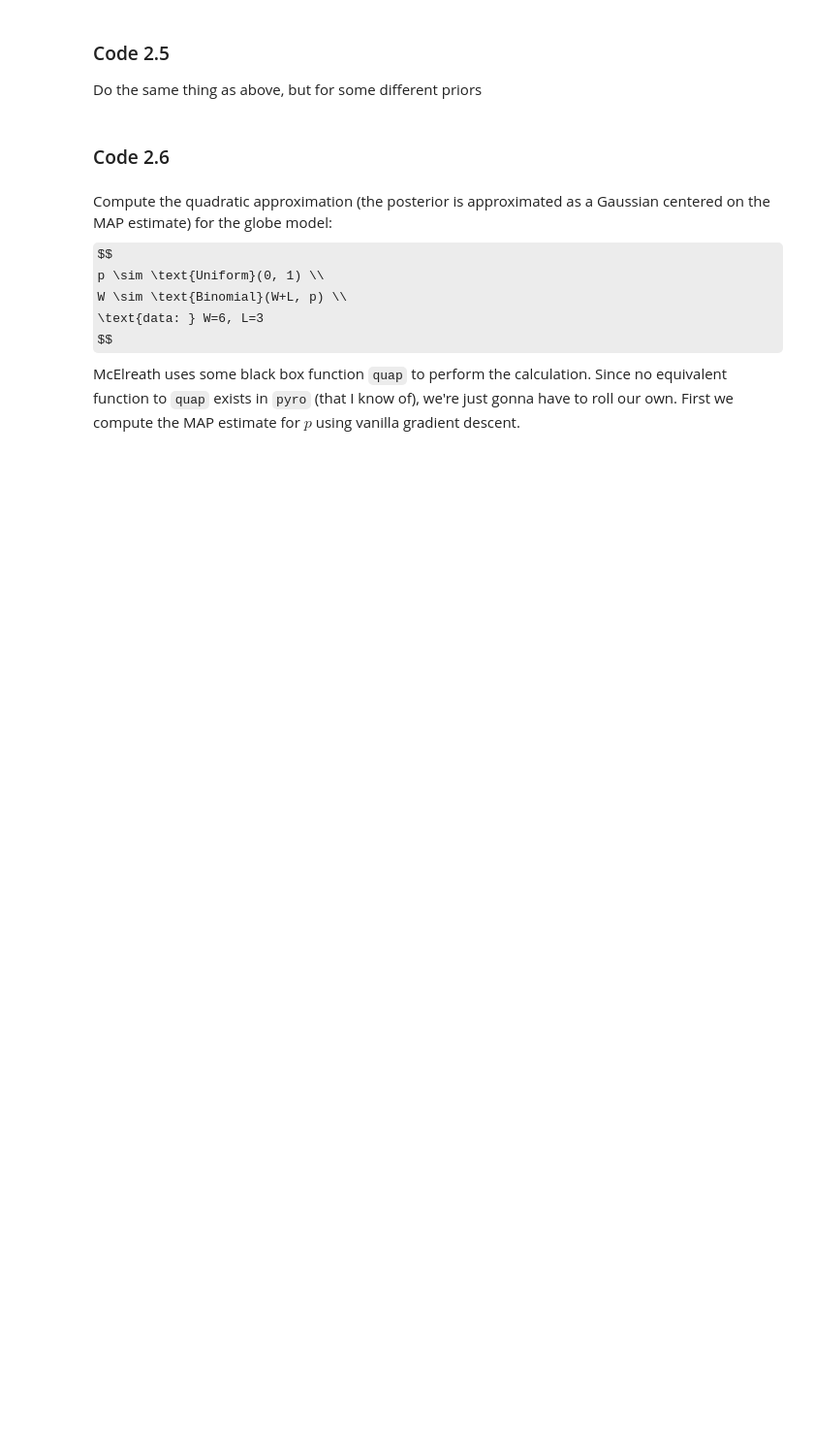
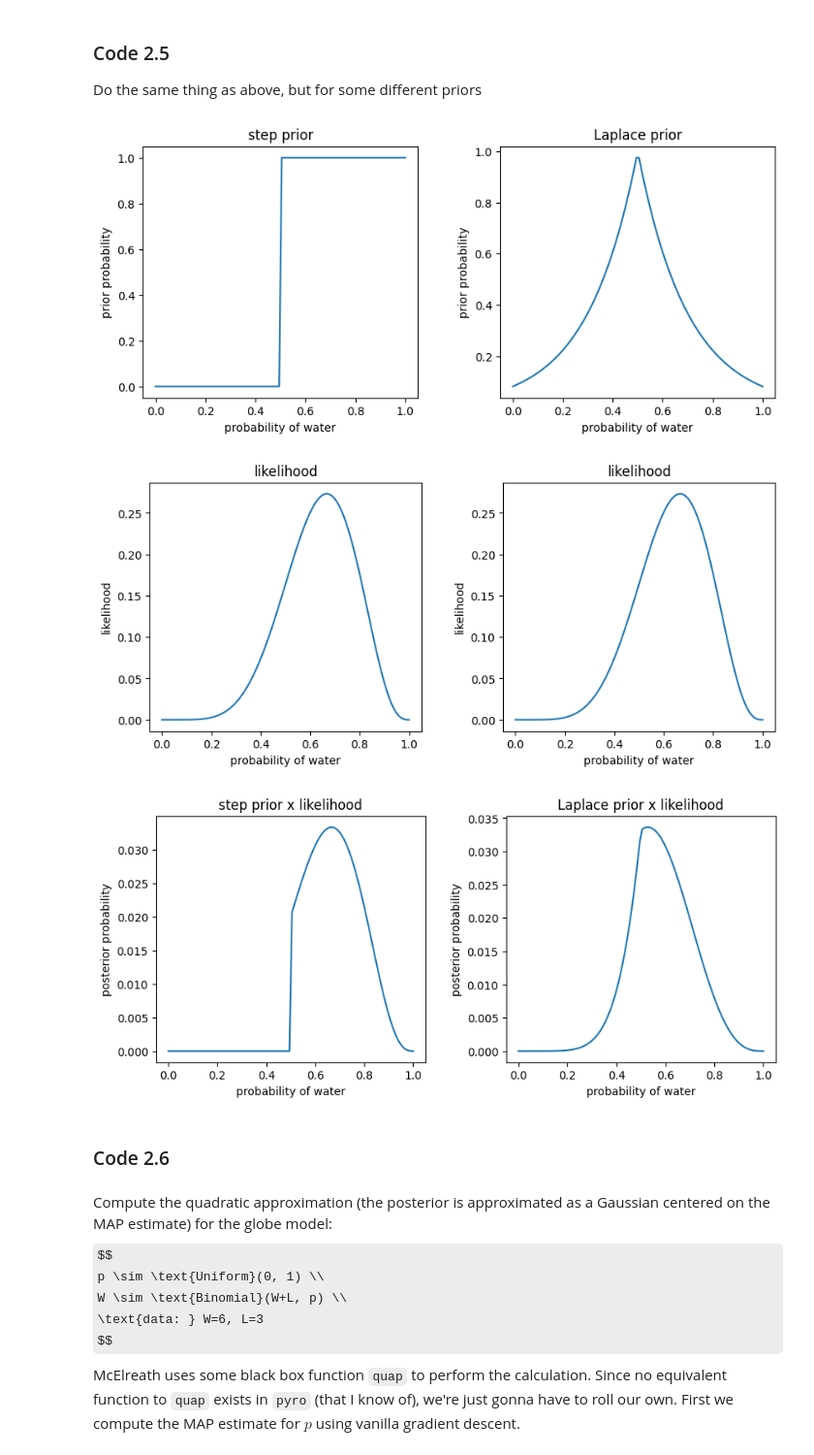
Before and after one commit to TheCuriousCurator/Statistical-Rethinking-2023, a Jupyter notebook: notebooks/02_small_large_worlds.ipynb, the cells around one changed output. Shown: that part at 97% size. Cells and saved outputs as stored; diff of their text form; code cells hidden in the pictures; some formulas as TeX source; blank space fills up the shorter version.

Commit message:
more plots and gif generation

```diff
--- a/notebooks/02_small_large_worlds.ipynb
+++ b/notebooks/02_small_large_worlds.ipynb
@@ -81,23 +89,47 @@ def calc_posterior(prior):
     posterior = likelihood * prior
     # Normalize the posterior
     posterior /= sum(posterior)
-    return p_grid, posterior
+    return p_grid, posterior, likelihood
 # %%
-fig, axes = plt.subplots(ncols=2, figsize=(10, 4))
+
 n_points = 100
 p_grid = np.linspace(0, 1, n_points)
 priors = np.array([
     [0 if p < 0.5 else 1 for p in p_grid], # step function
     np.exp(-5*np.abs(p_grid - 0.5)), # Laplace prior
 ])
+
+fig, axes = plt.subplots(ncols=2, figsize=(10, 4))
 for prior, ax, label in zip(priors, axes, ("step", "Laplace")):
-    p_grid, posterior = calc_posterior(prior)
+    ax.plot(p_grid, prior)
+    ax.set_xlabel("probability of water")
+    ax.set_ylabel("prior probability")
+    ax.set_title(f"{label} prior")
+plt.subplots_adjust(wspace=0.3)
+
+fig, axes = plt.subplots(ncols=2, figsize=(10, 4))
+for prior, ax, label in zip(priors, axes, ("step", "Laplace")):
+    p_grid, posterior, likelihood = calc_posterior(prior)
+    ax.plot(p_grid, likelihood)
+    ax.set_xlabel("probability of water")
+    ax.set_ylabel("likelihood")
+    ax.set_title(f"likelihood")
+plt.subplots_adjust(wspace=0.3)
+
+fig, axes = plt.subplots(ncols=2, figsize=(10, 4))
+for prior, ax, label in zip(priors, axes, ("step", "Laplace")):
+    p_grid, posterior, likelihood = calc_posterior(prior)
     ax.plot(p_grid, posterior)
     ax.set_xlabel("probability of water")
     ax.set_ylabel("posterior probability")
-    ax.set_title(f"{label} prior")
+    ax.set_title(f"{label} prior x likelihood")
 plt.subplots_adjust(wspace=0.3)
+
 plt.show()
+# %% [output]
+[figure, added]
+[figure, added]
+[figure, added]
 # %% [markdown]
 ### Code 2.6
 # %% [markdown]
```
Also changed, not shown: parts of 10 cells of this notebook.
